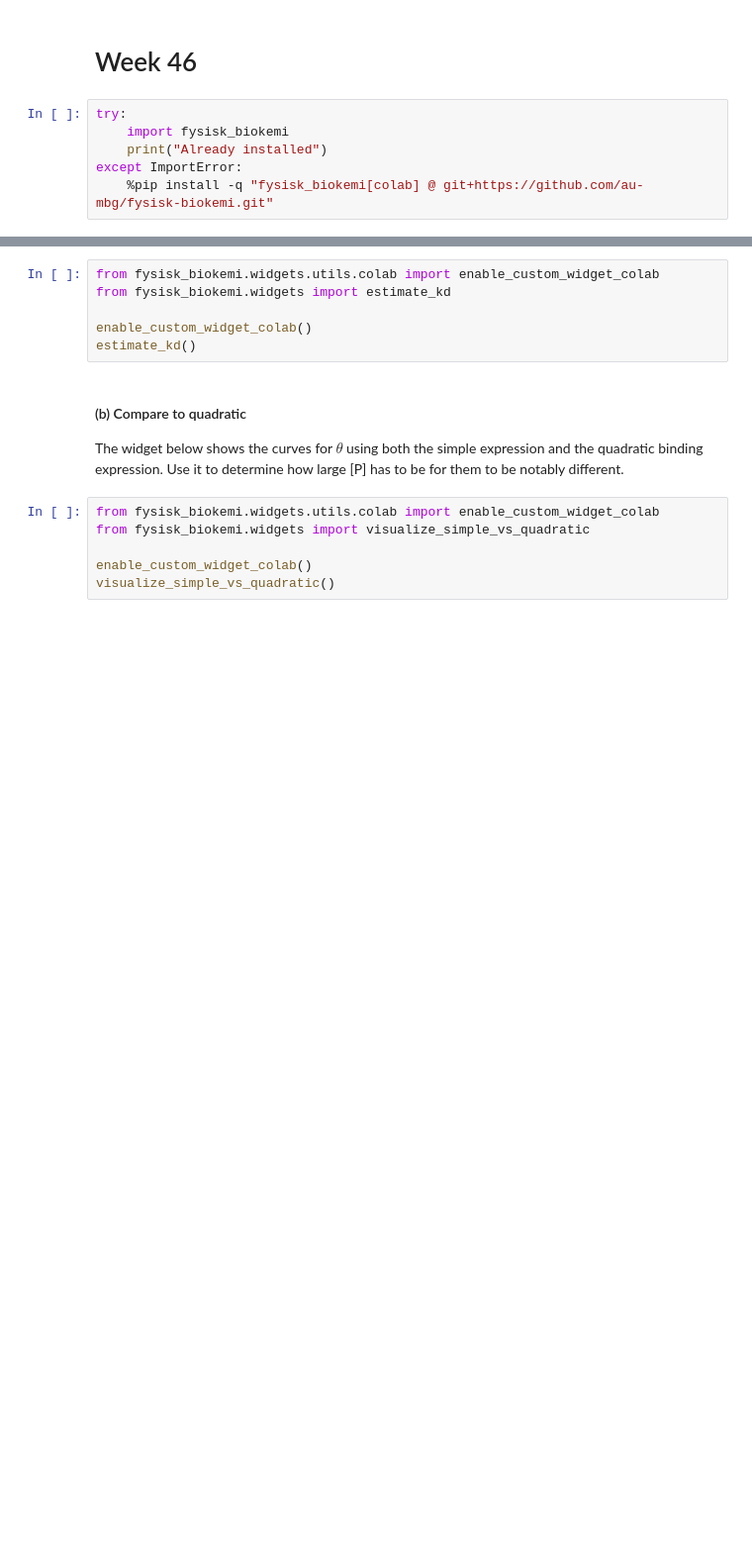
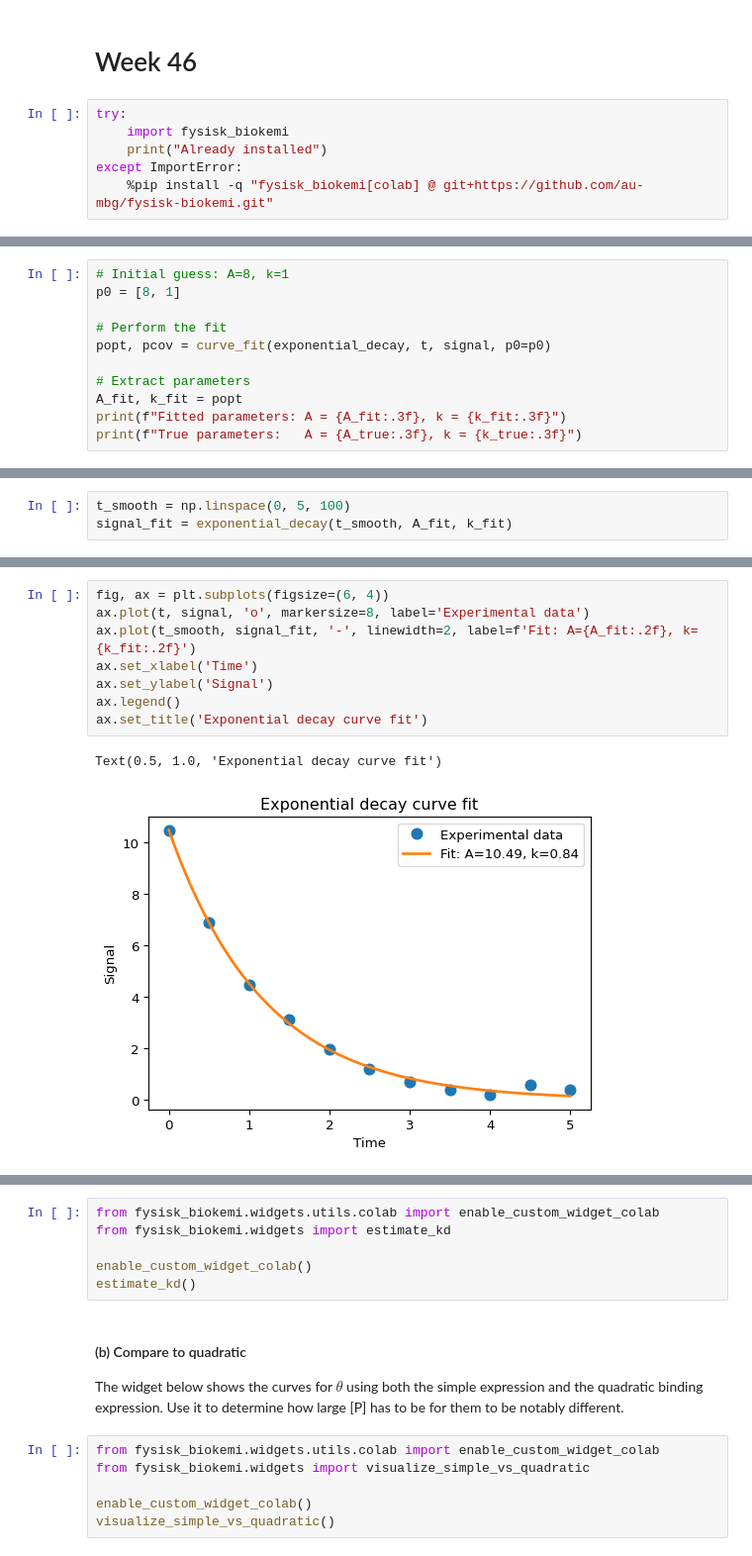
Before and after one commit to au-mbg/fysisk-biokemi, a Jupyter notebook: built_notebooks/master/week_46.ipynb, the cells around one changed output, grey strips where cells are left out. Shown at 99% size. Saved outputs shown, nothing was run; the diff lists cells and outputs as text; blank space fills up the shorter version.

```diff
--- a/built_notebooks/master/week_46.ipynb
+++ b/built_notebooks/master/week_46.ipynb
@@ -16,0 +175,11 @@ Train your estimation skills using the widget below.
+# %%
+# Initial guess: A=8, k=1
+p0 = [8, 1]
+
+# Perform the fit
+popt, pcov = curve_fit(exponential_decay, t, signal, p0=p0)
+
+# Extract parameters
+A_fit, k_fit = popt
+print(f"Fitted parameters: A = {A_fit:.3f}, k = {k_fit:.3f}")
+print(f"True parameters:   A = {A_true:.3f}, k = {k_true:.3f}")
@@ -16,0 +191,3 @@ Train your estimation skills using the widget below.
+# %%
+t_smooth = np.linspace(0, 5, 100)
+signal_fit = exponential_decay(t_smooth, A_fit, k_fit)
@@ -16,0 +206,11 @@ Train your estimation skills using the widget below.
+# %%
+fig, ax = plt.subplots(figsize=(6, 4))
+ax.plot(t, signal, 'o', markersize=8, label='Experimental data')
+ax.plot(t_smooth, signal_fit, '-', linewidth=2, label=f'Fit: A={A_fit:.2f}, k={k_fit:.2f}')
+ax.set_xlabel('Time')
+ax.set_ylabel('Signal')
+ax.legend()
+ax.set_title('Exponential decay curve fit')
+# %% [output]
+Text(0.5, 1.0, 'Exponential decay curve fit')
+[figure, added]
```
Also changed, not shown: parts of 29 cells of this notebook, 21 other files.
